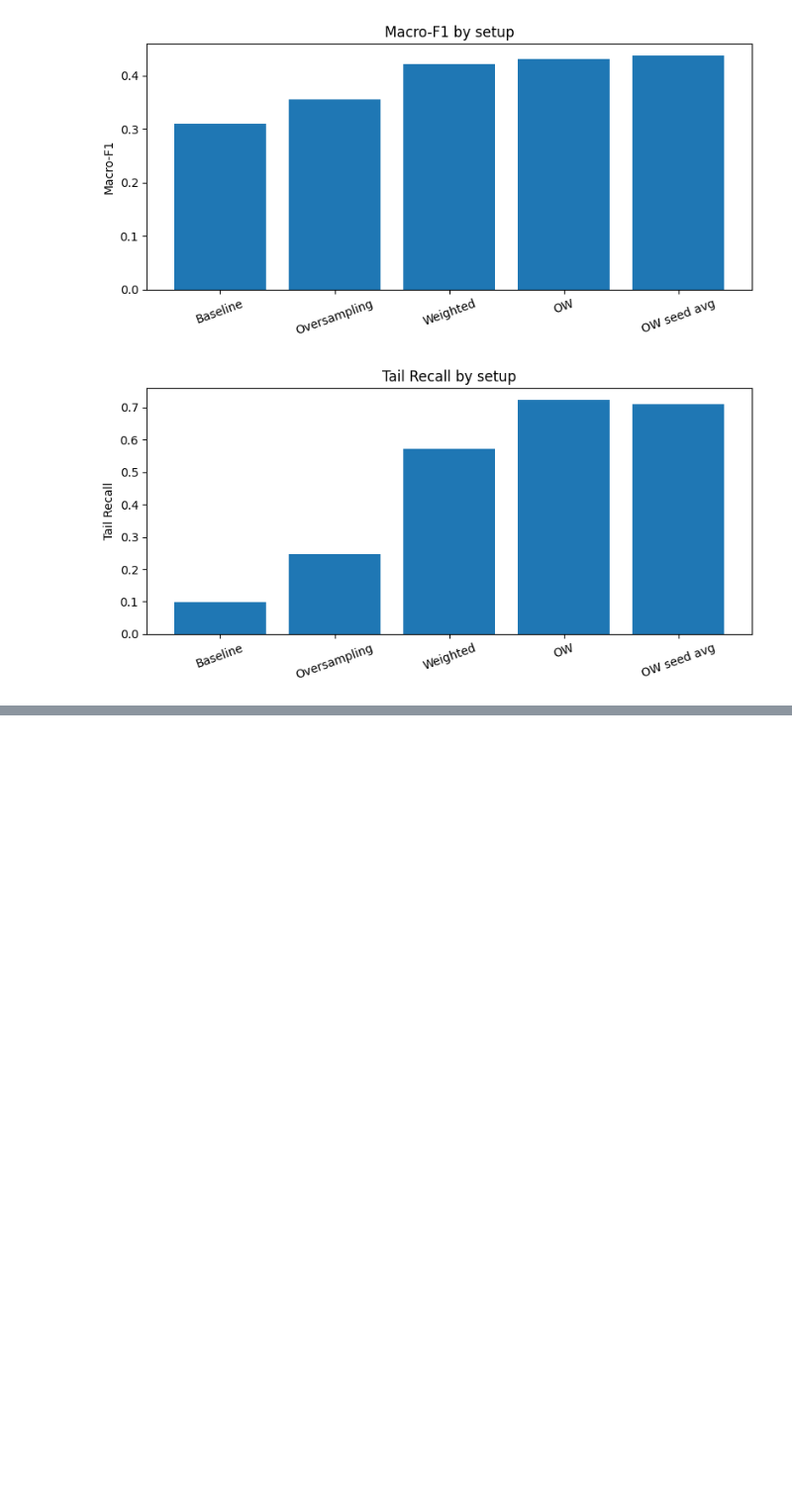
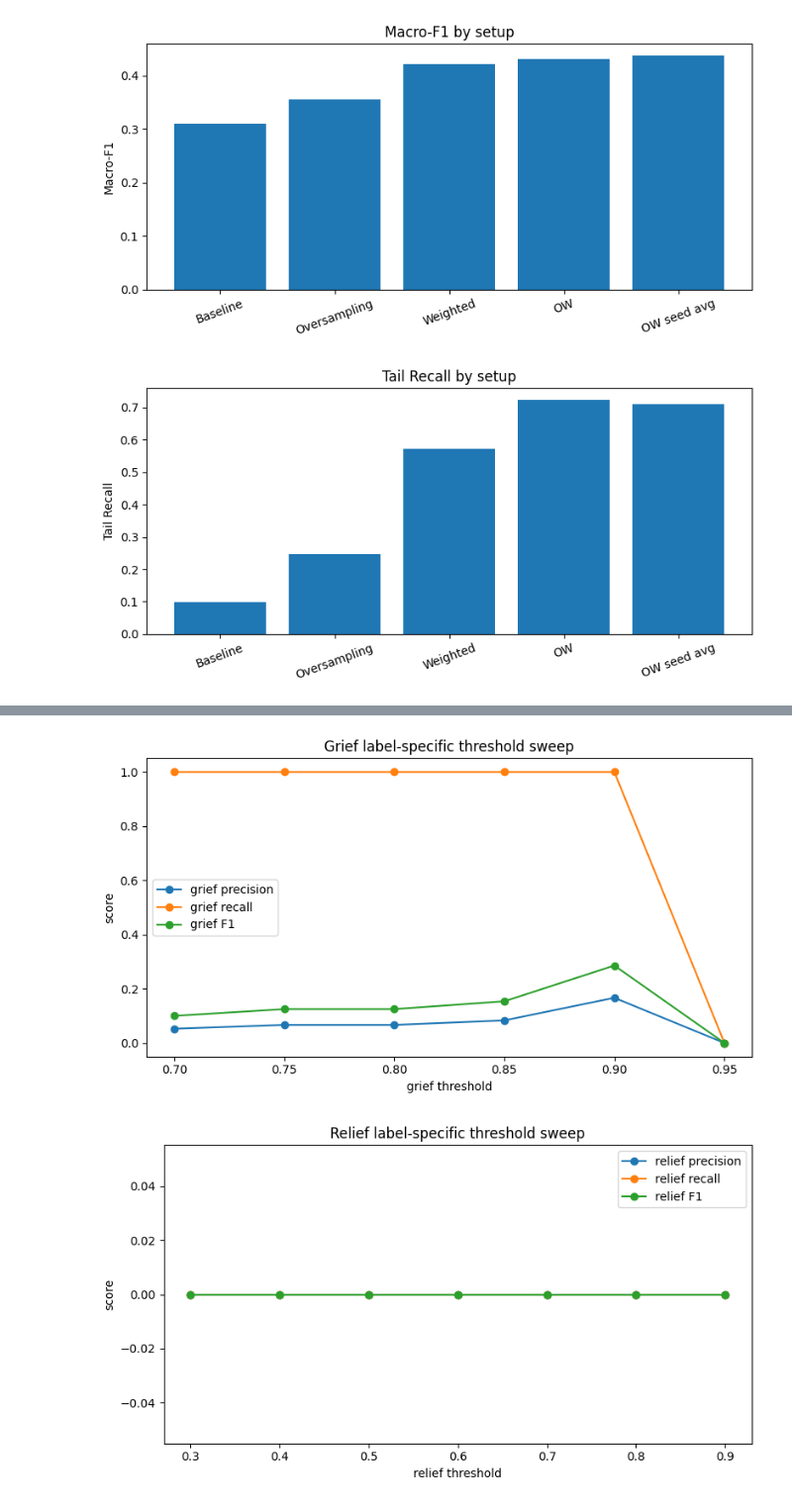
Before and after one commit to RolandSandorNagy/lightweight-emotion-detection-from-text, a Jupyter notebook: notebooks/03_multilabel_distilbert_baseline.ipynb, the cells around one changed output, grey strips where cells are left out. Shown at 99% size. Cells and saved outputs as stored; diff of their text form; code cells hidden in the pictures; blank space fills up the shorter version.

```diff
--- a/notebooks/03_multilabel_distilbert_baseline.ipynb
+++ b/notebooks/03_multilabel_distilbert_baseline.ipynb
@@ -1650,0 +2559,20 @@ plt.show()
+# %%
+# ==========================================
+# EXPERIMENT 36 – LABEL-SPECIFIC THRESHOLD SWEEP
+# FOR RELIEF
+# ==========================================
+
+relief_idx = label_names.index("relief")
+relief_thresholds = [0.3, 0.4, 0.5, 0.6, 0.7, 0.8, 0.9]
+
+relief_rows = []
+for t in relief_thresholds:
+    relief_rows.append(
+        eval_single_label_threshold(
+            probs_ow, labels_ow, relief_idx, "relief", t, default_threshold=0.7
+        )
+    )
+
+df_relief_thresholds = pd.DataFrame(relief_rows)
+print("=== Experiment 36 – relief threshold sweep ===")
+print(df_relief_thresholds.to_string(index=False))
@@ -1650,0 +2589,34 @@ plt.show()
+# %%
+# ==========================================
+# EXPERIMENT 37 – VISUALIZATION FOR
+# GRIEF / RELIEF LABEL-SPECIFIC THRESHOLDS
+# ==========================================
+
+import matplotlib.pyplot as plt
+
+plt.figure(figsize=(8, 4.5))
+plt.plot(df_grief_thresholds["label_threshold"], df_grief_thresholds["precision"], marker="o", label="grief precision")
+plt.plot(df_grief_thresholds["label_threshold"], df_grief_thresholds["recall"], marker="o", label="grief recall")
+plt.plot(df_grief_thresholds["label_threshold"], df_grief_thresholds["f1"], marker="o", label="grief F1")
+plt.xlabel("grief threshold")
+plt.ylabel("score")
+plt.title("Grief label-specific threshold sweep")
+plt.legend()
+plt.tight_layout()
+plt.savefig("grief_threshold_sweep.png", dpi=200, bbox_inches="tight")
+plt.show()
+
+plt.figure(figsize=(8, 4.5))
+plt.plot(df_relief_thresholds["label_threshold"], df_relief_thresholds["precision"], marker="o", label="relief precision")
+plt.plot(df_relief_thresholds["label_threshold"], df_relief_thresholds["recall"], marker="o", label="relief recall")
+plt.plot(df_relief_thresholds["label_threshold"], df_relief_thresholds["f1"], marker="o", label="relief F1")
+plt.xlabel("relief threshold")
+plt.ylabel("score")
+plt.title("Relief label-specific threshold sweep")
+plt.legend()
+plt.tight_layout()
+plt.savefig("relief_threshold_sweep.png", dpi=200, bbox_inches="tight")
+plt.show()
+# %% [output]
+[figure, added]
+[figure, added]
```
Also changed, not shown: parts of 52 cells of this notebook, 1 other file.
